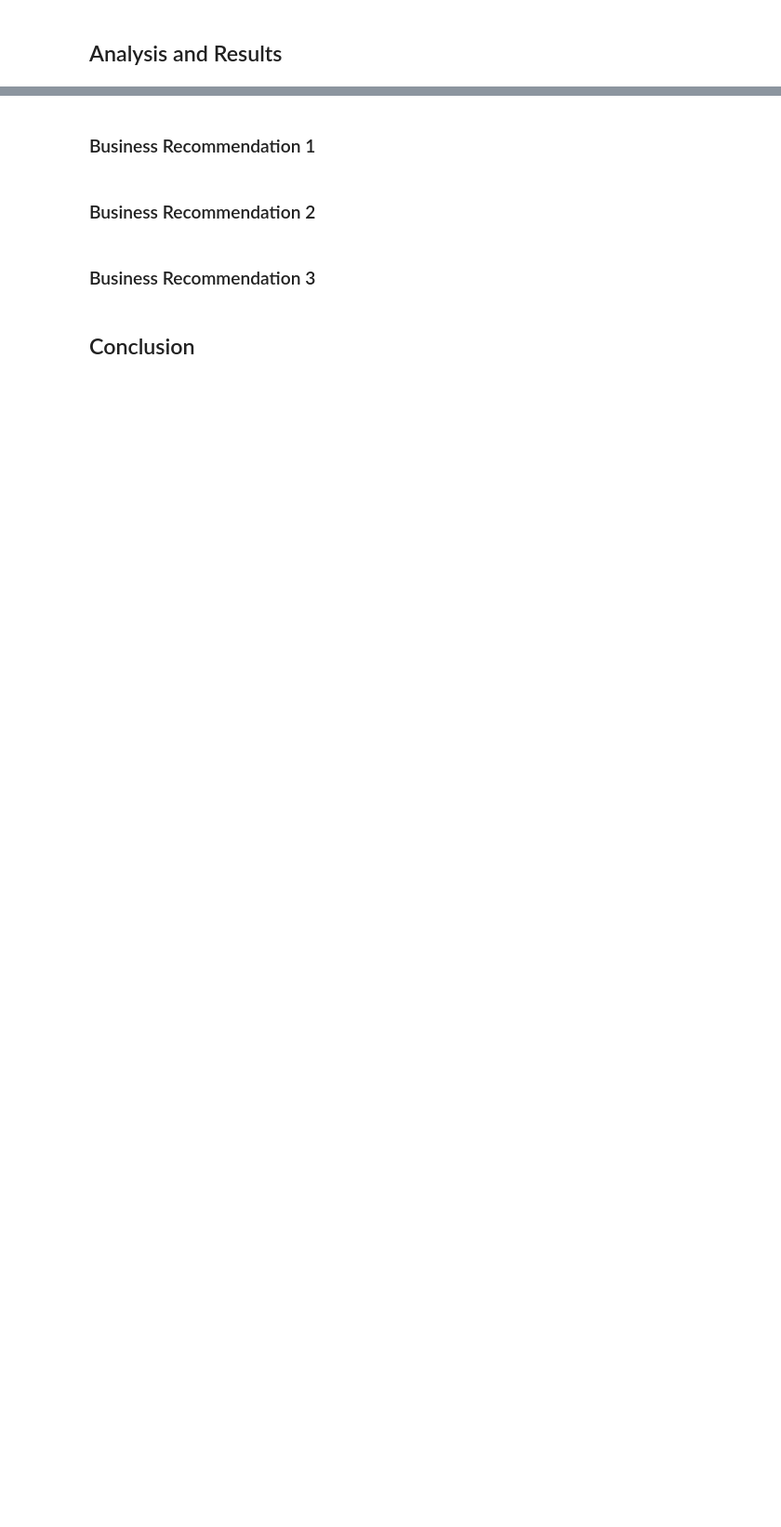
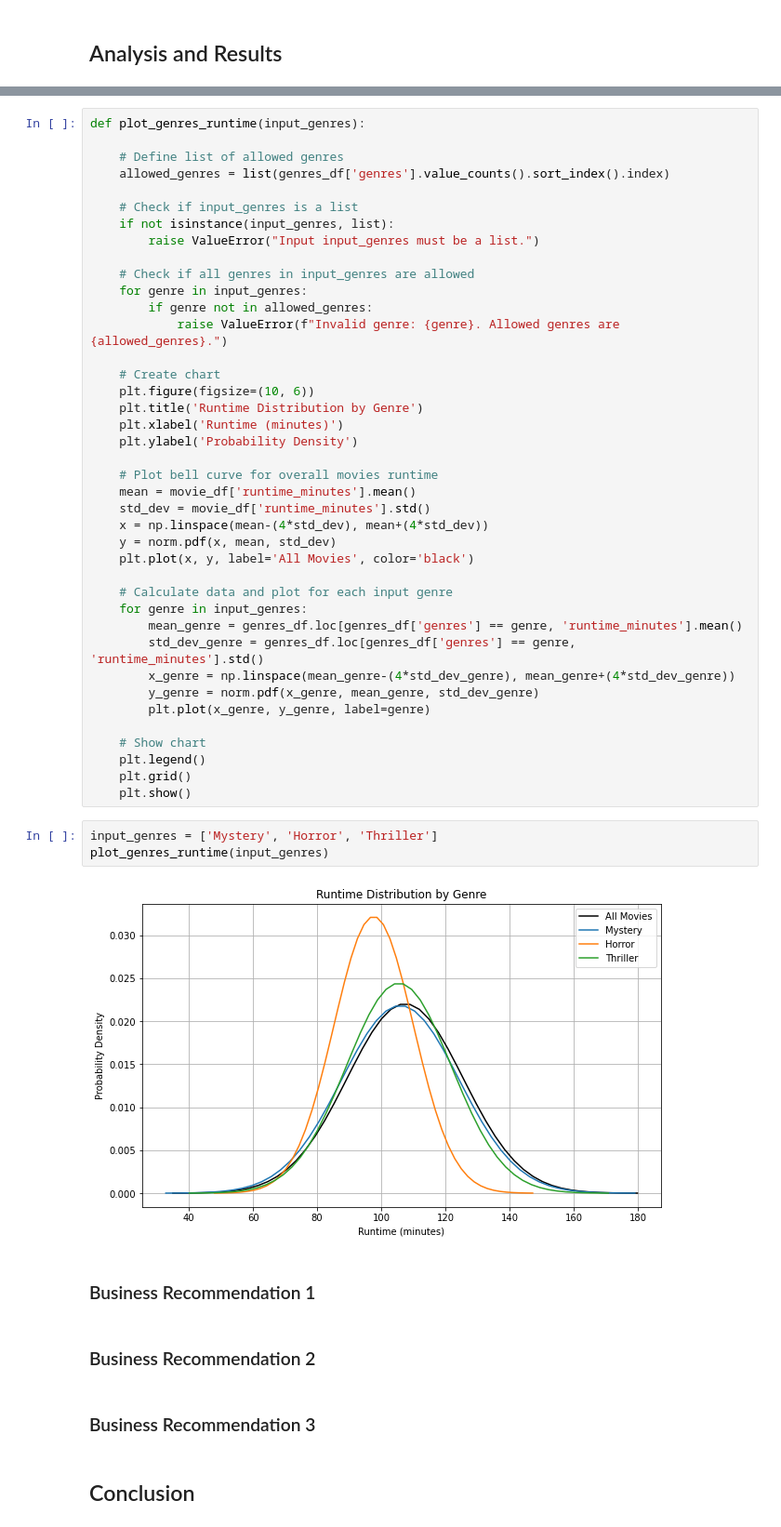
Before and after one commit to pyamin1878/Movie-Project, a Jupyter notebook: Final.ipynb, the cells around one changed output, grey strips where cells are left out. Shown: that part at 93% size. Cells and saved outputs as stored; diff of their text form; blank space fills up the shorter version.

```diff
--- a/Final.ipynb
+++ b/Final.ipynb
@@ -155,3 +78,48 @@ memory usage: 3.3+ MB
+# %%
+def plot_genres_runtime(input_genres):
+
+    # Define list of allowed genres
+    allowed_genres = list(genres_df['genres'].value_counts().sort_index().index)
+
+    # Check if input_genres is a list
+    if not isinstance(input_genres, list):
+        raise ValueError("Input input_genres must be a list.")
+
+    # Check if all genres in input_genres are allowed
+    for genre in input_genres:
+        if genre not in allowed_genres:
+            raise ValueError(f"Invalid genre: {genre}. Allowed genres are {allowed_genres}.")
+
+    # Create chart
+    plt.figure(figsize=(10, 6))
+    plt.title('Runtime Distribution by Genre')
+    plt.xlabel('Runtime (minutes)')
+    plt.ylabel('Probability Density')
+
+    # Plot bell curve for overall movies runtime
+    mean = movie_df['runtime_minutes'].mean()
+    std_dev = movie_df['runtime_minutes'].std()
+    x = np.linspace(mean-(4*std_dev), mean+(4*std_dev))
+    y = norm.pdf(x, mean, std_dev)
+    plt.plot(x, y, label='All Movies', color='black')
+
+    # Calculate data and plot for each input genre
+    for genre in input_genres:
+        mean_genre = genres_df.loc[genres_df['genres'] == genre, 'runtime_minutes'].mean()
+        std_dev_genre = genres_df.loc[genres_df['genres'] == genre, 'runtime_minutes'].std()
+        x_genre = np.linspace(mean_genre-(4*std_dev_genre), mean_genre+(4*std_dev_genre))
+        y_genre = norm.pdf(x_genre, mean_genre, std_dev_genre)
+        plt.plot(x_genre, y_genre, label=genre)
+
+    # Show chart
+    plt.legend()
+    plt.grid()
+    plt.show()
+# %%
+input_genres = ['Mystery', 'Horror', 'Thriller']
+plot_genres_runtime(input_genres)
+# %% [output]
+[figure, added]
 # %% [markdown]
 ### Business Recommendation 1
 # %% [markdown]
```
Also changed, not shown: parts of 13 cells of this notebook.
